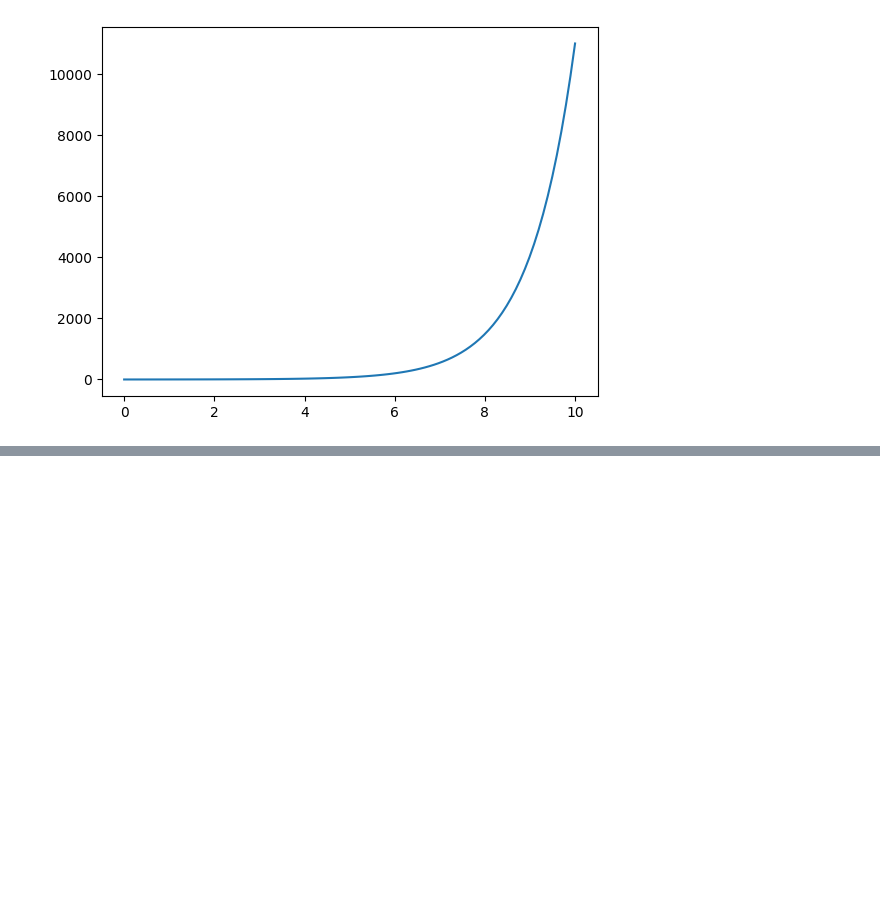
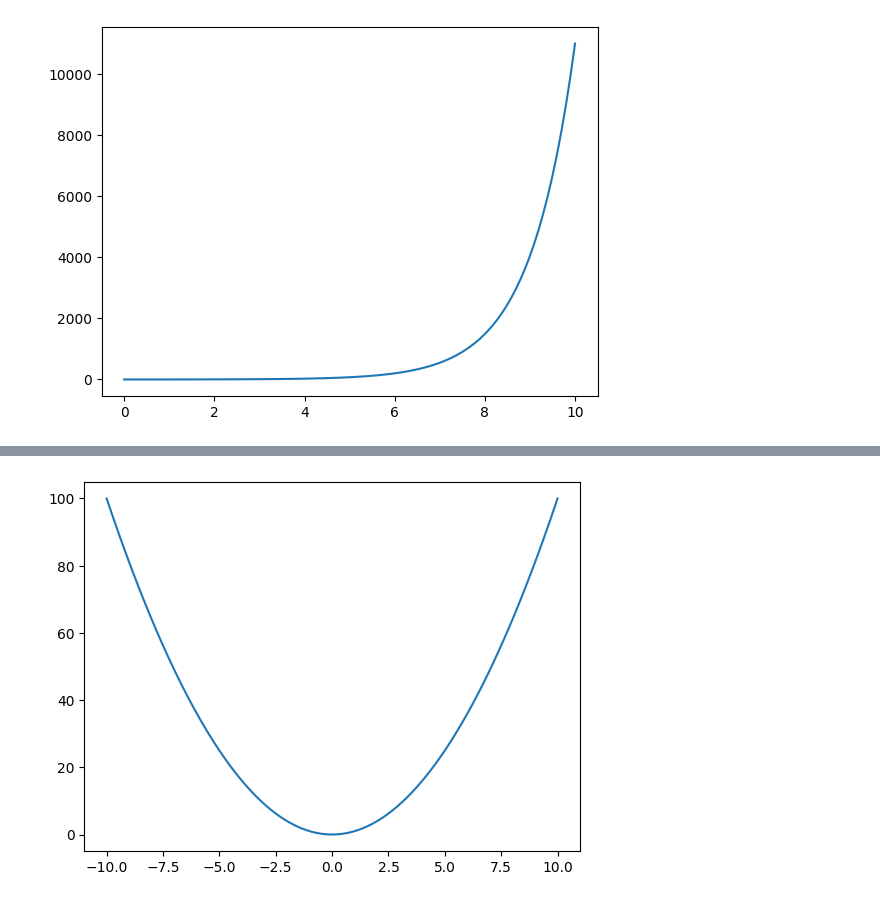
Before and after one commit to OmegaS48/MLDL_python, a Jupyter notebook: matplotlib.ipynb, the cells around one changed output, grey strips where cells are left out. Cells and saved outputs as stored; diff of their text form; code cells hidden in the pictures; blank space fills up the shorter version.

```diff
--- a/matplotlib.ipynb
+++ b/matplotlib.ipynb
@@ -54,0 +62,8 @@ plt.show()
+# %%
+k=np.linspace(-10,10,100)
+# %%
+z2=k*k
+plt.plot(k,z2)
+plt.show()
+# %% [output]
+[figure, added]
```
Also changed, not shown: parts of 7 cells of this notebook.
